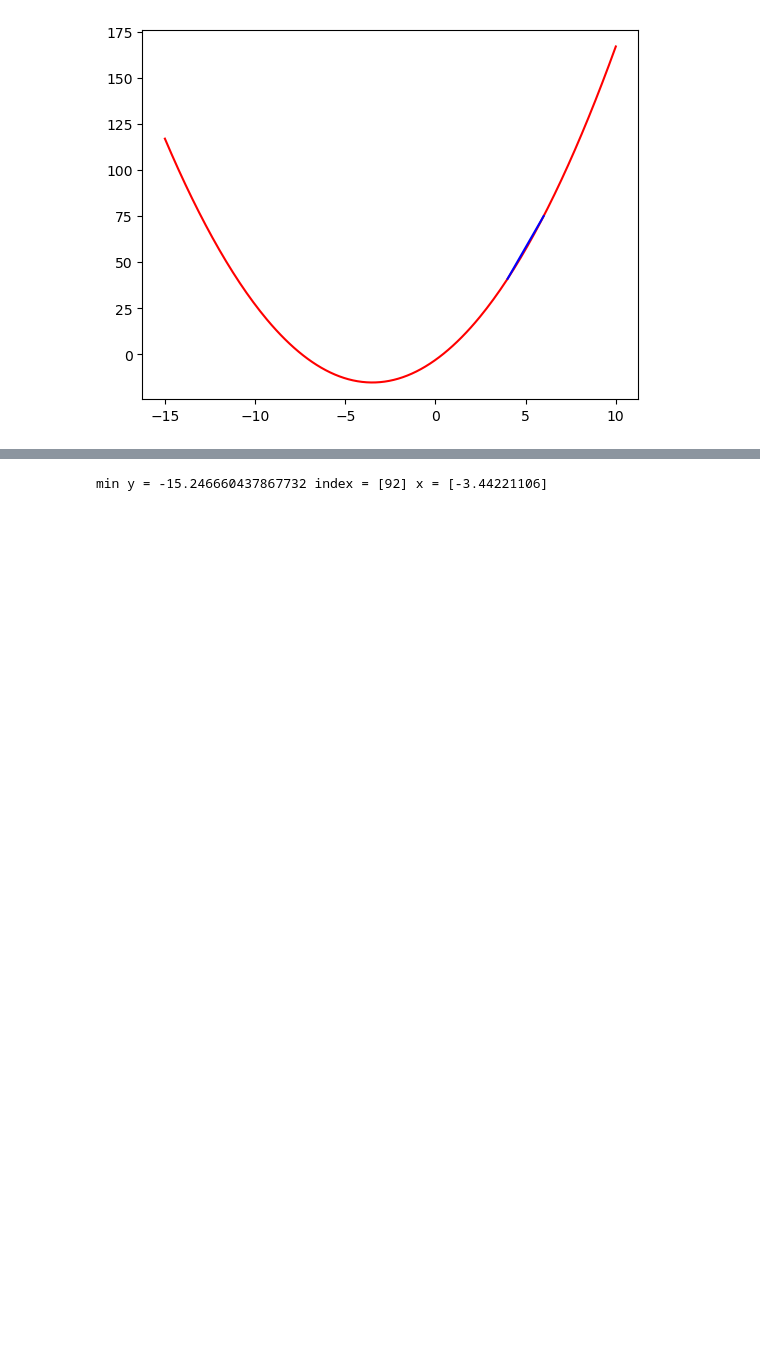
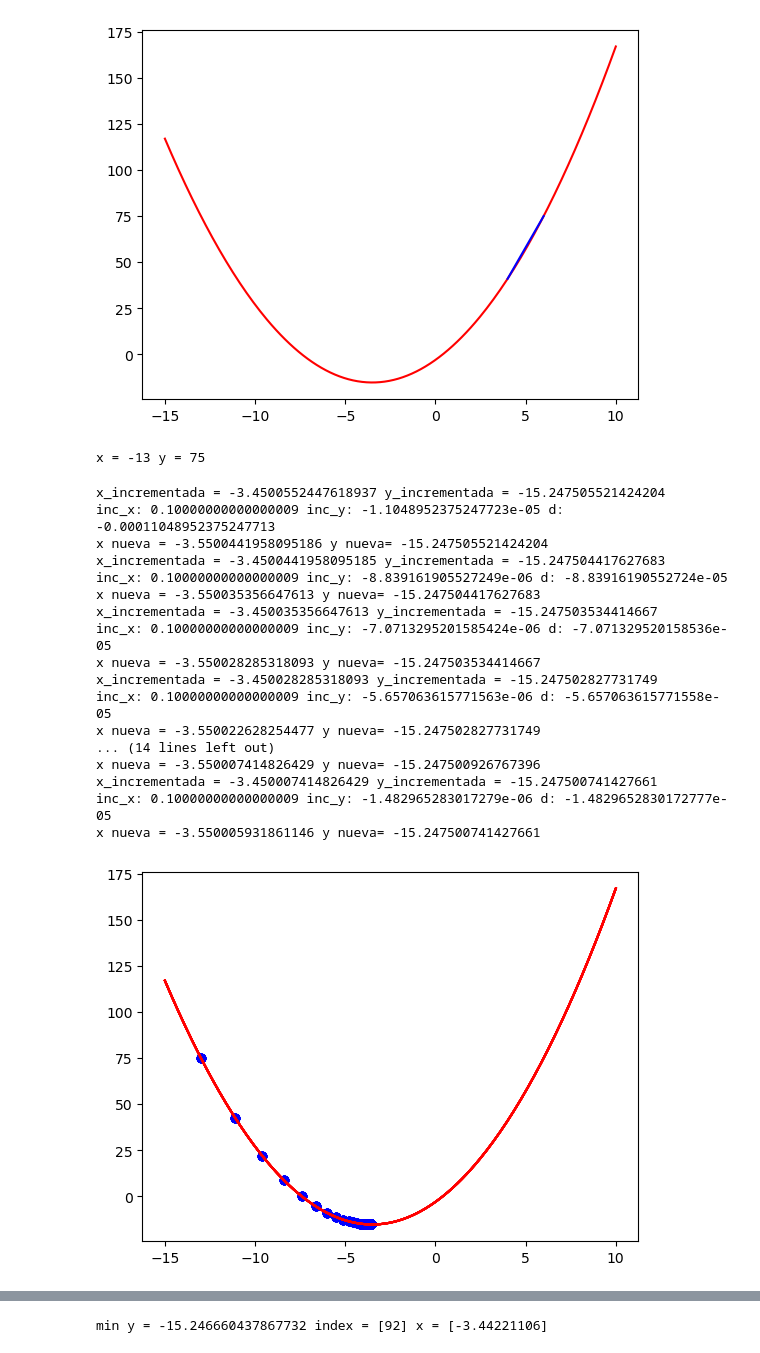
Before and after one commit to DaniMartinezX/carpeta_IA, a Jupyter notebook: Programacion de IA/tirmestre_2/sgd.ipynb, the cells around one changed output, grey strips where cells are left out. Saved outputs shown, nothing was run; the diff lists cells and outputs as text; code cells hidden in the pictures; blank space fills up the shorter version.

```diff
--- a/Programacion de IA/tirmestre_2/sgd.ipynb
+++ b/Programacion de IA/tirmestre_2/sgd.ipynb
@@ -27,3 +30,47 @@ plt.plot([4, 6], [calcula_y(4), calcula_y(6)], color='b')
 # %% [output]
 [<matplotlib.lines.Line2D at 0x...>]
 [figure]
+# %%
+x = -13
+y = calcula_y(x)
+print(f'x = {x} y = {y}')
+lr = 0.1
+px = [x]
+py = [y]
+# %% [output]
+x = -13 y = 75
+# %%
+for paso in range(10):
+    x_incrementada = x + 0.1
+    y_incrementada = calcula_y(x_incrementada)
+    print(f"x_incrementada = {x_incrementada} y_incrementada = {y_incrementada}")
+    inc_x = x_incrementada - x
+    inc_y = y_incrementada - y
+    d = inc_y / inc_x
+    print(f"inc_x: {inc_x} inc_y: {inc_y} d: {d}")
+    x = x - lr * d
+    y = calcula_y(x)
+    print(f"x nueva = {x} y nueva= {y_incrementada}")
+    px.append(x)
+    py.append(y)
+    plt.plot(lx, ly, color="r")
+    plt.scatter(px, py, color="b")
+# %% [output]
+x_incrementada = -3.4500552447618937 y_incrementada = -15.247505521424204
+inc_x: 0.10000000000000009 inc_y: -1.1048952375247723e-05 d: -0.00011048952375247713
+x nueva = -3.5500441958095186 y nueva= -15.247505521424204
+x_incrementada = -3.4500441958095185 y_incrementada = -15.247504417627683
+inc_x: 0.10000000000000009 inc_y: -8.839161905527249e-06 d: -8.83916190552724e-05
+x nueva = -3.550035356647613 y nueva= -15.247504417627683
+x_incrementada = -3.450035356647613 y_incrementada = -15.247503534414667
+inc_x: 0.10000000000000009 inc_y: -7.0713295201585424e-06 d: -7.071329520158536e-05
+x nueva = -3.550028285318093 y nueva= -15.247503534414667
+x_incrementada = -3.450028285318093 y_incrementada = -15.247502827731749
+inc_x: 0.10000000000000009 inc_y: -5.657063615771563e-06 d: -5.657063615771558e-05
+x nueva = -3.550022628254477 y nueva= -15.247502827731749
+... (14 lines left out)
+x nueva = -3.550007414826429 y nueva= -15.247500926767396
+x_incrementada = -3.450007414826429 y_incrementada = -15.247500741427661
+inc_x: 0.10000000000000009 inc_y: -1.482965283017279e-06 d: -1.4829652830172777e-05
+x nueva = -3.550005931861146 y nueva= -15.247500741427661
+[figure, added]
```
Also changed, not shown: parts of 6 cells of this notebook, 1 other file.
